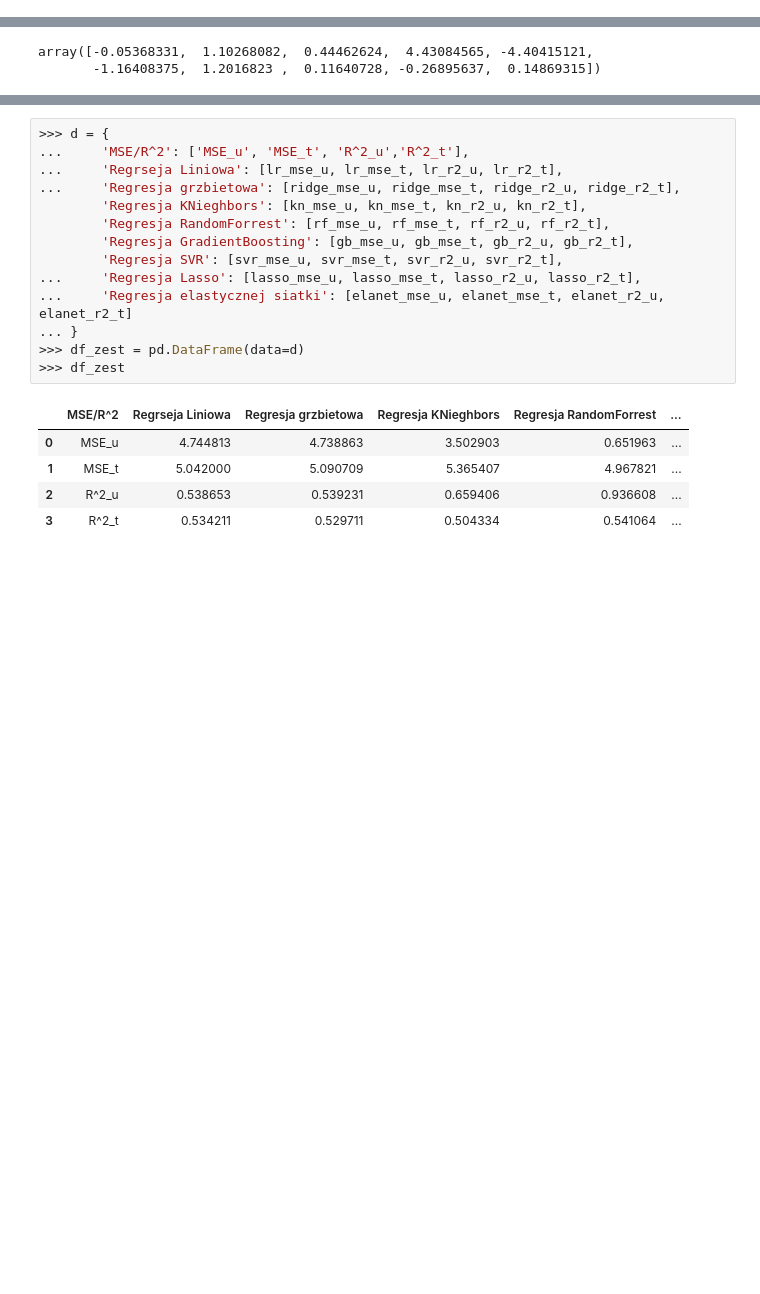
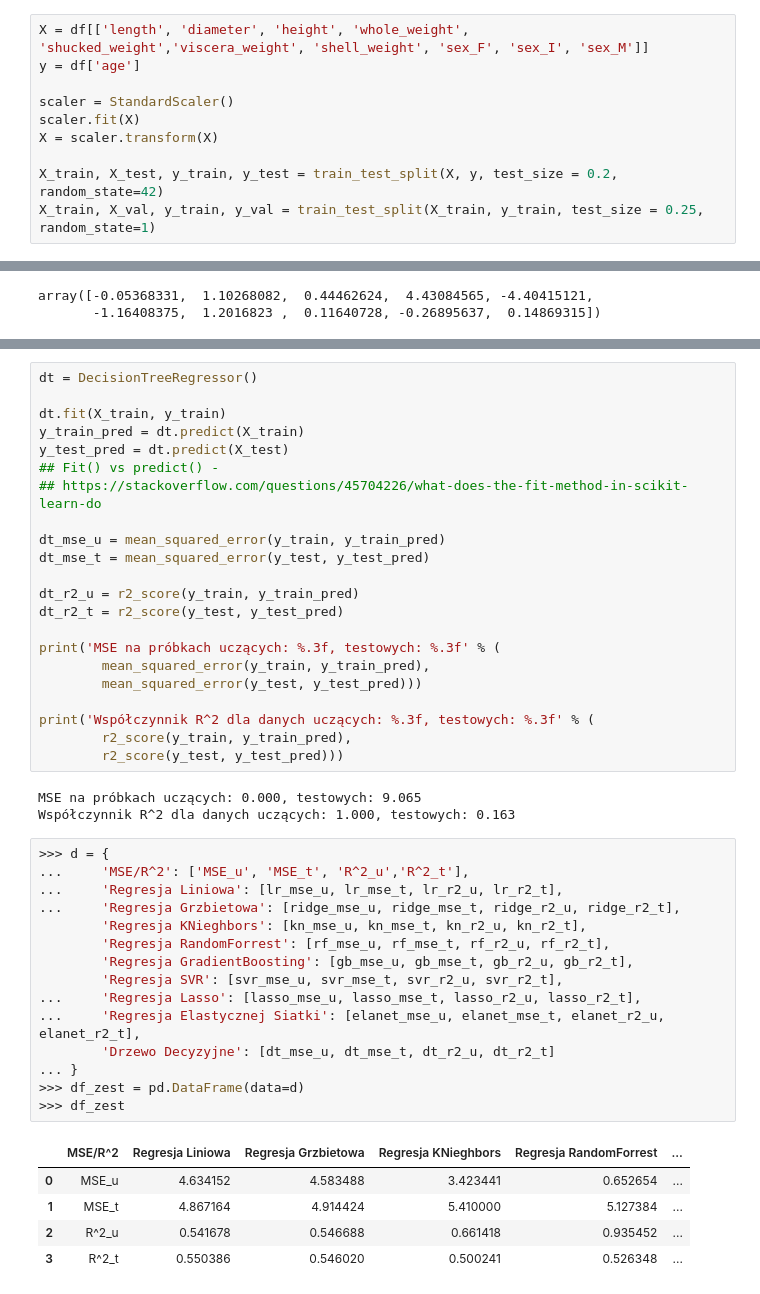
Before and after one commit to MarekLas/snails_final, a Jupyter notebook: snails_final.ipynb, the cells around one changed output, grey strips where cells are left out. Saved outputs shown, nothing was run; the diff lists cells and outputs as text; blank space fills up the shorter version.

```diff
--- a/snails_final.ipynb
+++ b/snails_final.ipynb
@@ -309,3 +299,13 @@ array([-0.05368331,  1.10268082,  0.44462624,  4.43084565, -4.40415121,
+# %%
+X = df[['length', 'diameter', 'height', 'whole_weight', 'shucked_weight','viscera_weight', 'shell_weight', 'sex_F', 'sex_I', 'sex_M']]
+y = df['age']
+
+scaler = StandardScaler()
+scaler.fit(X)
+X = scaler.transform(X)
+
+X_train, X_test, y_train, y_test = train_test_split(X, y, test_size = 0.2, random_state=42)
+X_train, X_val, y_train, y_val = train_test_split(X_train, y_train, test_size = 0.25, random_state=1)
 # %%
 lr = LinearRegression()
 lr.fit(X, y)
@@ -518,23 +529,49 @@ Współczynnik R^2 dla danych uczących: 0.344, testowych: 0.324
+# %%
+dt = DecisionTreeRegressor()
+
+dt.fit(X_train, y_train)
+y_train_pred = dt.predict(X_train)
+y_test_pred = dt.predict(X_test)
+## Fit() vs predict() -
+## https://stackoverflow.com/questions/45704226/what-does-the-fit-method-in-scikit-learn-do
+
+dt_mse_u = mean_squared_error(y_train, y_train_pred)
+dt_mse_t = mean_squared_error(y_test, y_test_pred)
+
+dt_r2_u = r2_score(y_train, y_train_pred)
+dt_r2_t = r2_score(y_test, y_test_pred)
+
+print('MSE na próbkach uczących: %.3f, testowych: %.3f' % (
+        mean_squared_error(y_train, y_train_pred),
+        mean_squared_error(y_test, y_test_pred)))
+
+print('Współczynnik R^2 dla danych uczących: %.3f, testowych: %.3f' % (
+        r2_score(y_train, y_train_pred),
+        r2_score(y_test, y_test_pred)))
+# %% [output]
+MSE na próbkach uczących: 0.000, testowych: 9.065
+Współczynnik R^2 dla danych uczących: 1.000, testowych: 0.163
 # %%
 >>> d = {
 ...     'MSE/R^2': ['MSE_u', 'MSE_t', 'R^2_u','R^2_t'],
-...     'Regrseja Liniowa': [lr_mse_u, lr_mse_t, lr_r2_u, lr_r2_t],
-...     'Regresja grzbietowa': [ridge_mse_u, ridge_mse_t, ridge_r2_u, ridge_r2_t],
+...     'Regresja Liniowa': [lr_mse_u, lr_mse_t, lr_r2_u, lr_r2_t],
+...     'Regresja Grzbietowa': [ridge_mse_u, ridge_mse_t, ridge_r2_u, ridge_r2_t],
         'Regresja KNieghbors': [kn_mse_u, kn_mse_t, kn_r2_u, kn_r2_t],
         'Regresja RandomForrest': [rf_mse_u, rf_mse_t, rf_r2_u, rf_r2_t],
         'Regresja GradientBoosting': [gb_mse_u, gb_mse_t, gb_r2_u, gb_r2_t],
         'Regresja SVR': [svr_mse_u, svr_mse_t, svr_r2_u, svr_r2_t],
 ...     'Regresja Lasso': [lasso_mse_u, lasso_mse_t, lasso_r2_u, lasso_r2_t],
-...     'Regresja elastycznej siatki': [elanet_mse_u, elanet_mse_t, elanet_r2_u, elanet_r2_t]
+...     'Regresja Elastycznej Siatki': [elanet_mse_u, elanet_mse_t, elanet_r2_u, elanet_r2_t],
+        'Drzewo Decyzyjne': [dt_mse_u, dt_mse_t, dt_r2_u, dt_r2_t]
 ... }
 >>> df_zest = pd.DataFrame(data=d)
 >>> df_zest
 # %% [output]
-|  | MSE/R^2 | Regrseja Liniowa | Regresja grzbietowa | Regresja KNieghbors | Regresja RandomForrest | ... |
-| 0 | MSE_u | 4.744813 | 4.738863 | 3.502903 | 0.651963 | ... |
-| 1 | MSE_t | 5.042000 | 5.090709 | 5.365407 | 4.967821 | ... |
-| 2 | R^2_u | 0.538653 | 0.539231 | 0.659406 | 0.936608 | ... |
-| 3 | R^2_t | 0.534211 | 0.529711 | 0.504334 | 0.541064 | ... |
+|  | MSE/R^2 | Regresja Liniowa | Regresja Grzbietowa | Regresja KNieghbors | Regresja RandomForrest | ... |
+| 0 | MSE_u | 4.634152 | 4.583488 | 3.423441 | 0.652654 | ... |
+| 1 | MSE_t | 4.867164 | 4.914424 | 5.410000 | 5.127384 | ... |
+| 2 | R^2_u | 0.541678 | 0.546688 | 0.661418 | 0.935452 | ... |
+| 3 | R^2_t | 0.550386 | 0.546020 | 0.500241 | 0.526348 | ... |
 # %%
 df_zest.transpose()
 # %% [output]
```
Also changed, not shown: parts of 22 cells of this notebook.
